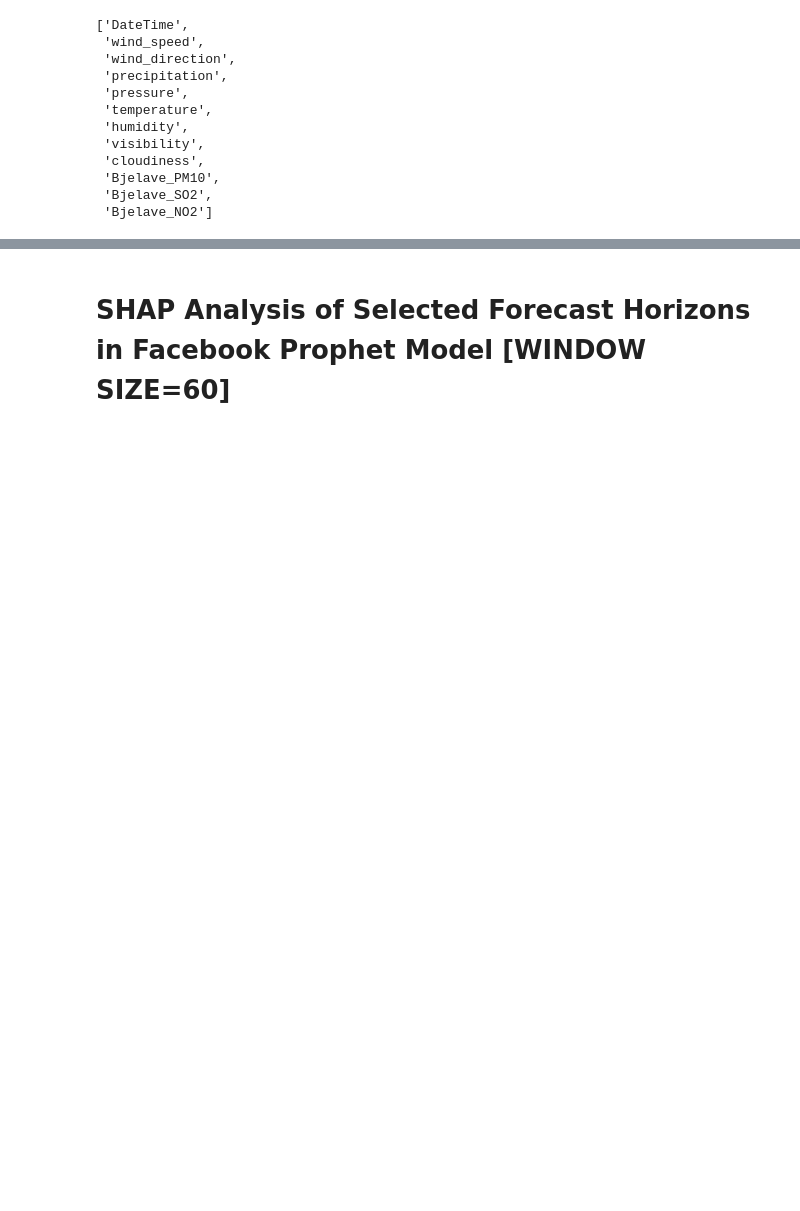
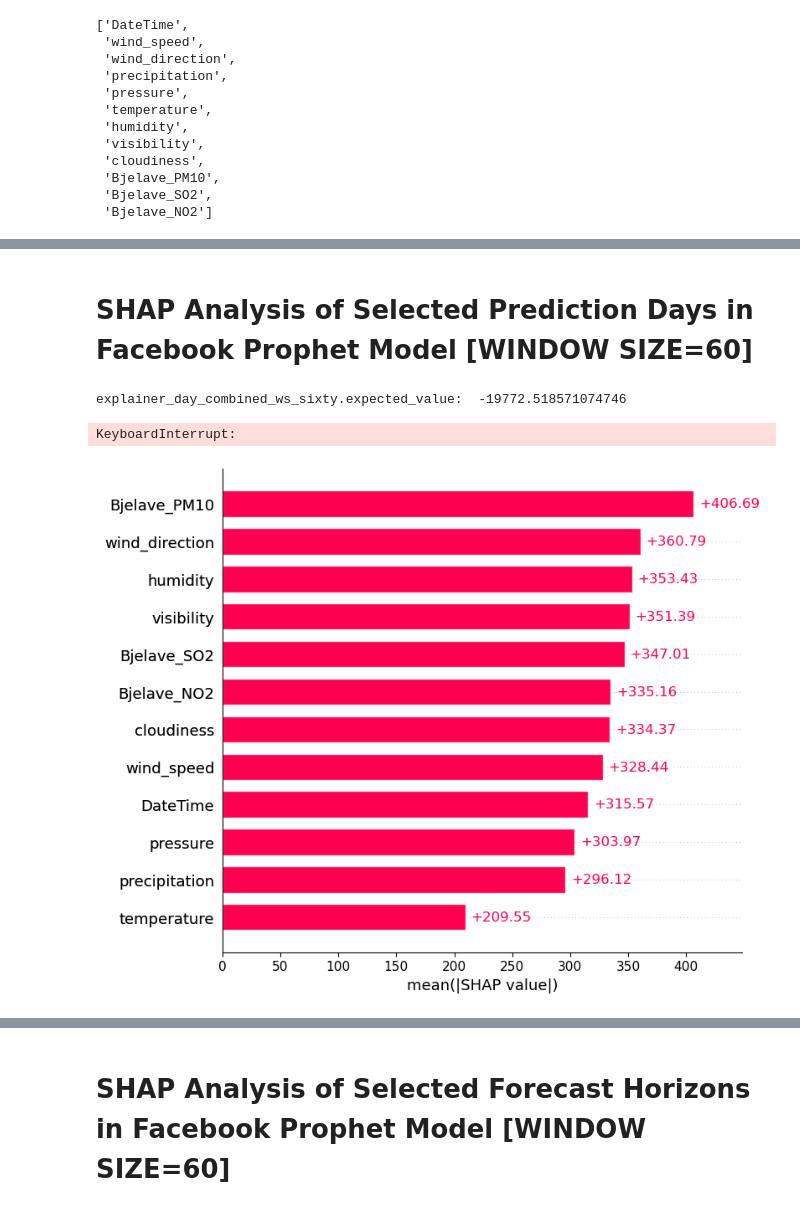
Before and after one commit to amit24af/SHAPforTSprediction, a Jupyter notebook: sample.ipynb, the cells around one changed output, grey strips where cells are left out. Saved outputs shown, nothing was run; the diff lists cells and outputs as text; code cells hidden in the pictures; blank space fills up the shorter version.

Commit message:
SHAP explanations for 20th, 30th, 45th, 55th, and 60th day

```diff
--- a/sample.ipynb
+++ b/sample.ipynb
@@ -315,0 +326,3 @@ data_combined_to_explain_ws_oneHundredEighty=test_data_combined_ws_oneHundredEig
+# %%
+day20_to_explain_ws_thirty = data_combined_to_explain_ws_thirty.iloc[[19]]
+day30_to_explain_ws_thirty = data_combined_to_explain_ws_thirty.iloc[[29]]
@@ -370,3 +402,25 @@ explainer_data_combined_ws_thirty_mod = shap.Explanation(
 shap.plots.bar(explainer_data_combined_ws_thirty_mod, max_display=len(custom_feature_names))
 # %%
 shap.plots.beeswarm(explainer_data_combined_ws_thirty_mod, max_display=len(custom_feature_names))
+# %% [markdown]
+# SHAP Analysis of Selected Prediction Days in Facebook Prophet Model [WINDOW SIZE=60]
+# %%
+explainer_day_combined_ws_sixty = shap.KernelExplainer(prophet_predict_ws_sixty_for_shap_combined, background_data_combined_ws_sixty)
+# %%
+print("explainer_day_combined_ws_sixty.expected_value: ", explainer_day_combined_ws_sixty.expected_value)
+# %% [output]
+explainer_day_combined_ws_sixty.expected_value:  -19772.518571074746
+# %%
+shap_values_day20_combined_ws_sixty = explainer_day_combined_ws_sixty.shap_values(day20_to_explain_ws_thirty)
+# %% [output]
+KeyboardInterrupt:
+# %%
+explainer_day20_combined_ws_sixty = shap.Explanation(
+    values=shap_values_day20_combined_ws_sixty,
+    base_values=np.array([explainer_day_combined_ws_sixty.expected_value] * len(shap_values_day20_combined_ws_sixty)),
+    data=day20_to_explain_ws_thirty,
+    feature_names=custom_feature_names
+)
+shap.plots.bar(explainer_day20_combined_ws_sixty, max_display=len(custom_feature_names))
+# %% [output]
+[figure, added]
```
Also changed, not shown: parts of 59 cells of this notebook.
